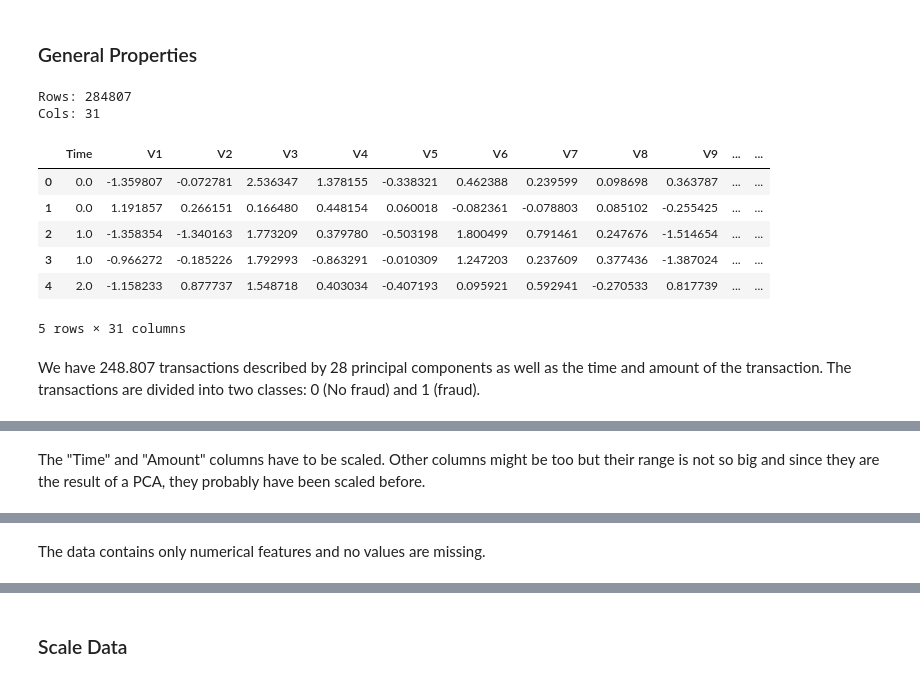
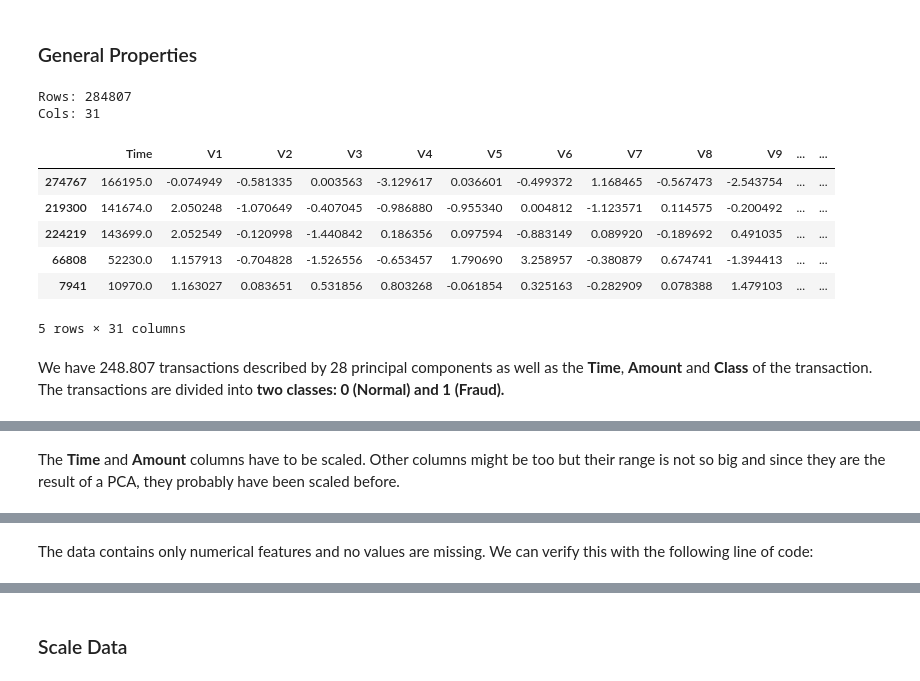
Before and after one commit to janedoesrepo/Autoencoder-ImbalancedCreditData, a Jupyter notebook: notebooks/EDA.ipynb, the cells around one changed output, grey strips where cells are left out. Cells and saved outputs as stored; diff of their text form; code cells hidden in the pictures.

Commit message:
start data_prep

```diff
--- a/notebooks/EDA.ipynb
+++ b/notebooks/EDA.ipynb
@@ -36,20 +40,20 @@ seed = 42
 # %%
 df = pd.read_csv("../data/creditcard.csv")
 print(f"Rows: {df.shape[0]}")
 print(f"Cols: {df.shape[1]}")
-df.head()
+df.sample(5)
 # %% [output]
 Rows: 284807
 Cols: 31
 |  | Time | V1 | V2 | V3 | V4 | V5 | V6 | V7 | V8 | V9 | ... | ... |
-| 0 | 0.0 | -1.359807 | -0.072781 | 2.536347 | 1.378155 | -0.338321 | 0.462388 | 0.239599 | 0.098698 | 0.363787 | ... | ... |
-| 1 | 0.0 | 1.191857 | 0.266151 | 0.166480 | 0.448154 | 0.060018 | -0.082361 | -0.078803 | 0.085102 | -0.255425 | ... | ... |
-| 2 | 1.0 | -1.358354 | -1.340163 | 1.773209 | 0.379780 | -0.503198 | 1.800499 | 0.791461 | 0.247676 | -1.514654 | ... | ... |
-| 3 | 1.0 | -0.966272 | -0.185226 | 1.792993 | -0.863291 | -0.010309 | 1.247203 | 0.237609 | 0.377436 | -1.387024 | ... | ... |
-| 4 | 2.0 | -1.158233 | 0.877737 | 1.548718 | 0.403034 | -0.407193 | 0.095921 | 0.592941 | -0.270533 | 0.817739 | ... | ... |
+| 274767 | 166195.0 | -0.074949 | -0.581335 | 0.003563 | -3.129617 | 0.036601 | -0.499372 | 1.168465 | -0.567473 | -2.543754 | ... | ... |
+| 219300 | 141674.0 | 2.050248 | -1.070649 | -0.407045 | -0.986880 | -0.955340 | 0.004812 | -1.123571 | 0.114575 | -0.200492 | ... | ... |
+| 224219 | 143699.0 | 2.052549 | -0.120998 | -1.440842 | 0.186356 | 0.097594 | -0.883149 | 0.089920 | -0.189692 | 0.491035 | ... | ... |
+| 66808 | 52230.0 | 1.157913 | -0.704828 | -1.526556 | -0.653457 | 1.790690 | 3.258957 | -0.380879 | 0.674741 | -1.394413 | ... | ... |
+| 7941 | 10970.0 | 1.163027 | 0.083651 | 0.531856 | 0.803268 | -0.061854 | 0.325163 | -0.282909 | 0.078388 | 1.479103 | ... | ... |
 5 rows × 31 columns
 # %% [markdown]
-We have 248.807 transactions described by 28 principal components as well as the time and amount of the transaction. The transactions are divided into two classes: 0 (No fraud) and 1 (fraud).
+We have 248.807 transactions described by 28 principal components as well as the **Time**, **Amount** and **Class** of the transaction. The transactions are divided into **two classes: 0 (Normal) and 1 (Fraud).**
 # %%
 df.describe()
 # %% [output]
@@ -64,7 +68,7 @@ df.describe()
 | max | 172792.000000 | 2.454930e+00 | 2.205773e+01 | 9.382558e+00 | 1.687534e+01 | 3.480167e+01 | 7.330163e+01 | 1.205895e+02 | 2.000721e+01 | 1.559499e+01 | ... | ... |
 8 rows × 31 columns
 # %% [markdown]
-The "Time" and "Amount" columns have to be scaled. Other columns might be too but their range is not so big and since they are the result of a PCA, they probably have been scaled before.
+The **Time** and **Amount** columns have to be scaled. Other columns might be too but their range is not so big and since they are the result of a PCA, they probably have been scaled before.
 # %%
 df.info()
 # %% [output]
@@ -86,4 +90,4 @@ Class     284807 non-null int64
 dtypes: float64(30), int64(1)
 memory usage: 67.4 MB
 # %% [markdown]
-The data contains only numerical features and no values are missing.
+The data contains only numerical features and no values are missing. We can verify this with the following line of code:
```
Also changed, not shown: parts of 11 cells of this notebook, 5 other files.
